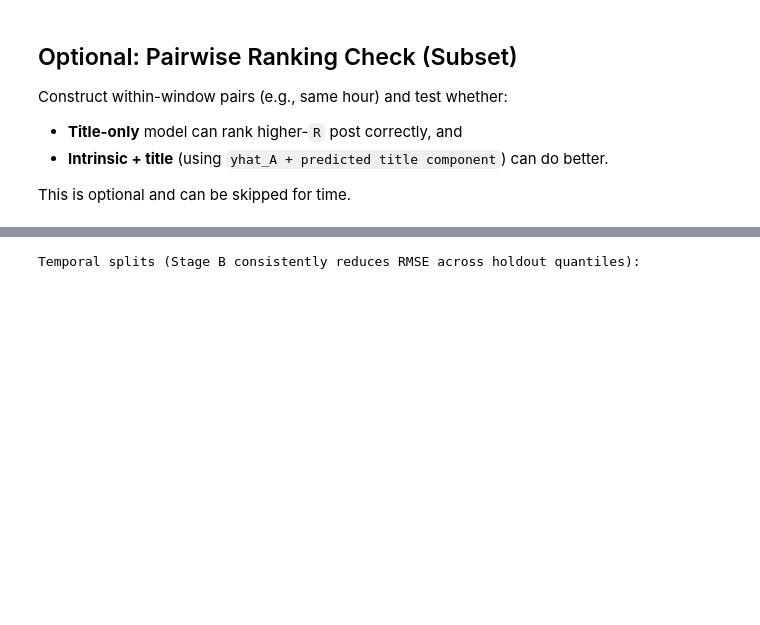
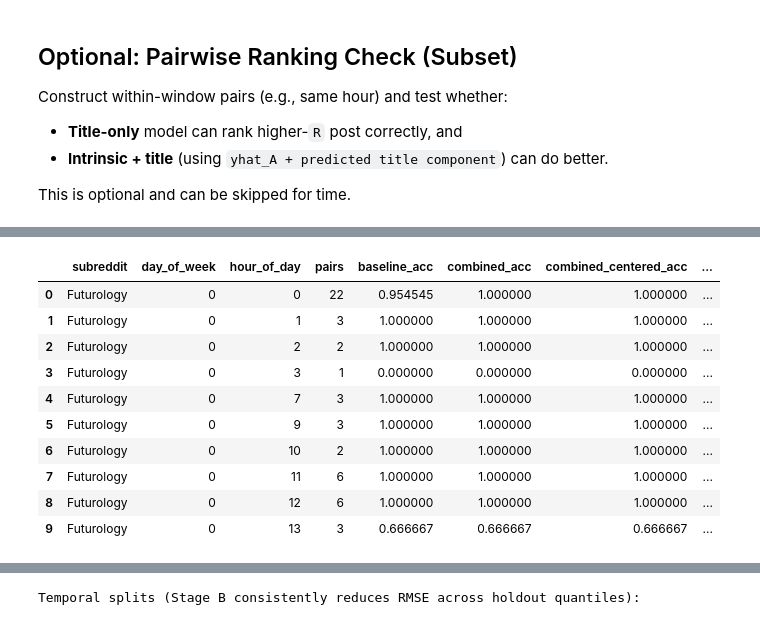
Before and after one commit to PatrickRay88/data-mining-virality-analysis, a Jupyter notebook: notebooks/Title_Lift_Pipeline.ipynb, the cells around one changed output, grey strips where cells are left out. Drawn from its saved outputs; the diff is of its cells as text; code cells hidden in the pictures; blank space fills up the shorter version.

```diff
--- a/notebooks/Title_Lift_Pipeline.ipynb
+++ b/notebooks/Title_Lift_Pipeline.ipynb
@@ -1225,31 +1222,57 @@ else:
             agg_dict['combined_lgb_acc'] = ('combined_lgb_correct', 'mean')
         if 'title_only_correct' in filtered_pairs:
             agg_dict['title_only_acc'] = ('title_only_correct', 'mean')
-        if 'title_only_centered_correct' in filtered_pairs:
-            agg_dict['title_only_centered_acc'] = ('title_only_centered_correct', 'mean')
-        if 'title_only_en_correct' in filtered_pairs:
-            agg_dict['title_only_en_acc'] = ('title_only_en_correct', 'mean')
-        if 'title_only_lgb_correct' in filtered_pairs:
-            agg_dict['title_only_lgb_acc'] = ('title_only_lgb_correct', 'mean')
+        pairwise_summary = filtered_pairs.groupby(PAIRWISE_GROUP_COLS).agg(**agg_dict).reset_index()
 
-        pairwise_summary = filtered_pairs.groupby('subreddit').agg(**agg_dict).reset_index()
-        metric_cols = [col for col in pairwise_summary.columns if col not in {'subreddit', 'pairs'}]
-        pairwise_summary[metric_cols] = pairwise_summary[metric_cols].astype(float).round(4)
+        overall_rows = [
+            {'metric': 'overall_pairs', 'value': int(filtered_pairs.shape[0])}
+        ]
+        if not np.isnan(baseline_acc):
+            overall_rows.append({'metric': 'baseline_accuracy', 'value': float(baseline_acc)})
+        if not overall_accuracy.empty:
+            for _, row in overall_accuracy.iterrows():
+                overall_rows.append({'metric': f"accuracy_{row['model'].lower().replace(' ', '_')}", 'value': float(row['accuracy'])})
+        if not title_accuracy.empty:
+            for _, row in title_accuracy.iterrows():
+                overall_rows.append({'metric': f"accuracy_{row['model'].lower().replace(' ', '_')}", 'value': float(row['accuracy'])})
 
-        if 'baseline_acc' in pairwise_summary.columns and 'combined_acc' in pairwise_summary.columns:
-            pairwise_summary['lift_combined_vs_baseline'] = (pairwise_summary['combined_acc'] - pairwise_summary['baseline_acc']).round(4)
-        if 'baseline_acc' in pairwise_summary.columns and 'combined_centered_acc' in pairwise_summary.columns:
-            pairwise_summary['lift_combined_centered_vs_baseline'] = (pairwise_summary['combined_centered_acc'] - pairwise_summary['baseline_acc']).round(4)
-        if 'baseline_acc' in pairwise_summary.columns and 'combined_en_acc' in pairwise_summary.columns:
-            pairwise_summary['lift_combined_en_vs_baseline'] = (pairwise_summary['combined_en_acc'] - pairwise_summary['baseline_acc']).round(4)
-        if 'baseline_acc' in pairwise_summary.columns and 'combined_lgb_acc' in pairwise_summary.columns:
-            pairwise_summary['lift_combined_lgb_vs_baseline'] = (pairwise_summary['combined_lgb_acc'] - pairwise_summary['baseline_acc']).round(4)
+        overall_table = pd.DataFrame(overall_rows)
+        display(overall_table)
 
-        print('Overall pairwise accuracy (models incl. exposure):')
-        display(overall_accuracy)
+        overall_pairwise = pd.DataFrame(
+            [
+                {'model': label, 'accuracy': float(acc)} for label, acc in accuracy_rows
+            ]
+        ) if accuracy_rows else pd.DataFrame()
+
+        target_accuracy = 0.60
+        if overall_pairwise.empty:
+            print('No model accuracy rows constructed; rerun with more data.')
+        else:
+            print(f'Overall Stage B pairwise accuracy (vs Stage A baseline):')
+            display(overall_pairwise)
+            print(f'Pairwise lift vs Stage A baseline:')
+            display(overall_pairwise.assign(lift_vs_stage_a=lambda d: (d['accuracy'] - baseline_acc).round(4)))
+
         if not title_accuracy.empty:
-            print('Pairwise accuracy using title-residual-only signals:')
+            print('Title-only pairwise accuracy:')
             display(title_accuracy)
-        print('Subreddit-level pairwise accuracy (first 10 rows):')
-        display(pairwise_summary.sort_values('pairs', ascending=False).head(10))
+
+        agg_kwargs = {
+            'accuracy_mean': ('baseline_correct', 'mean'),
+            'combined_accuracy_mean': ('combined_correct', 'mean') if 'combined_correct' in filtered_pairs else ('baseline_correct', 'mean'),
+            'pair_count': ('actual_sign', 'count')
+        }
+        grouped_pairs_summary = filtered_pairs.groupby('subreddit').agg(**agg_kwargs).reset_index()
+        grouped_pairs_summary = grouped_pairs_summary.sort_values('pair_count', ascending=False)
+        print('Top subreddits by pairwise volume:')
+        display(grouped_pairs_summary.head(10))
+
+        if not pairwise_summary.empty:
+            display(pairwise_summary.head(10))
+
+        if 'combined_correct' in filtered_pairs:
+            comparison = filtered_pairs[['combined_correct', 'baseline_correct']].mean()
+            print('Combined vs baseline accuracy:')
+            print(comparison)
 # %% [output]
@@ -1280,0 +1323,11 @@ Subreddit-level pairwise accuracy (first 10 rows):
+|  | subreddit | day_of_week | hour_of_day | pairs | baseline_acc | combined_acc | combined_centered_acc | ... |
+| 0 | Futurology | 0 | 0 | 22 | 0.954545 | 1.000000 | 1.000000 | ... |
+| 1 | Futurology | 0 | 1 | 3 | 1.000000 | 1.000000 | 1.000000 | ... |
+| 2 | Futurology | 0 | 2 | 2 | 1.000000 | 1.000000 | 1.000000 | ... |
+| 3 | Futurology | 0 | 3 | 1 | 0.000000 | 0.000000 | 0.000000 | ... |
+| 4 | Futurology | 0 | 7 | 3 | 1.000000 | 1.000000 | 1.000000 | ... |
+| 5 | Futurology | 0 | 9 | 3 | 1.000000 | 1.000000 | 1.000000 | ... |
+| 6 | Futurology | 0 | 10 | 2 | 1.000000 | 1.000000 | 1.000000 | ... |
+| 7 | Futurology | 0 | 11 | 6 | 1.000000 | 1.000000 | 1.000000 | ... |
+| 8 | Futurology | 0 | 12 | 6 | 1.000000 | 1.000000 | 1.000000 | ... |
+| 9 | Futurology | 0 | 13 | 3 | 0.666667 | 0.666667 | 0.666667 | ... |
```
Also changed, not shown: parts of 21 cells of this notebook, 32 other files.
